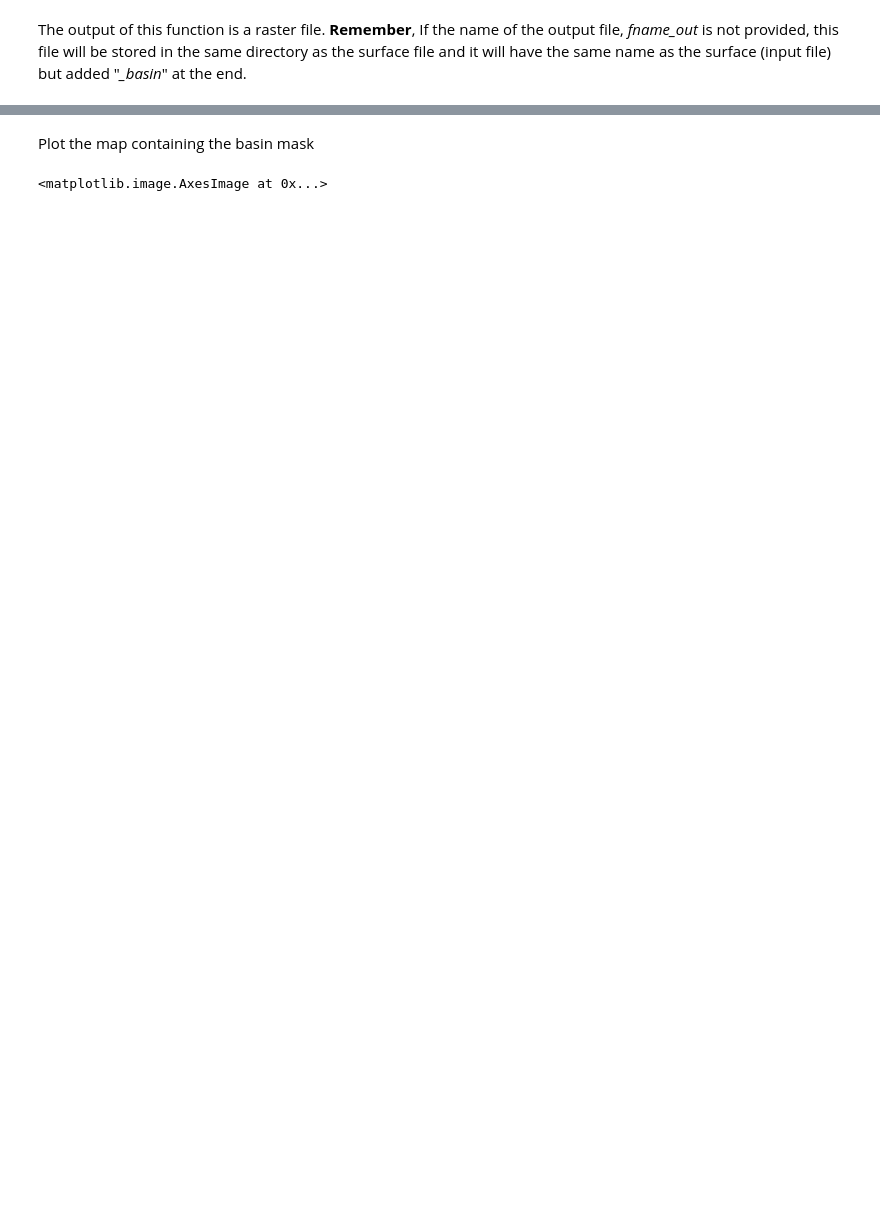
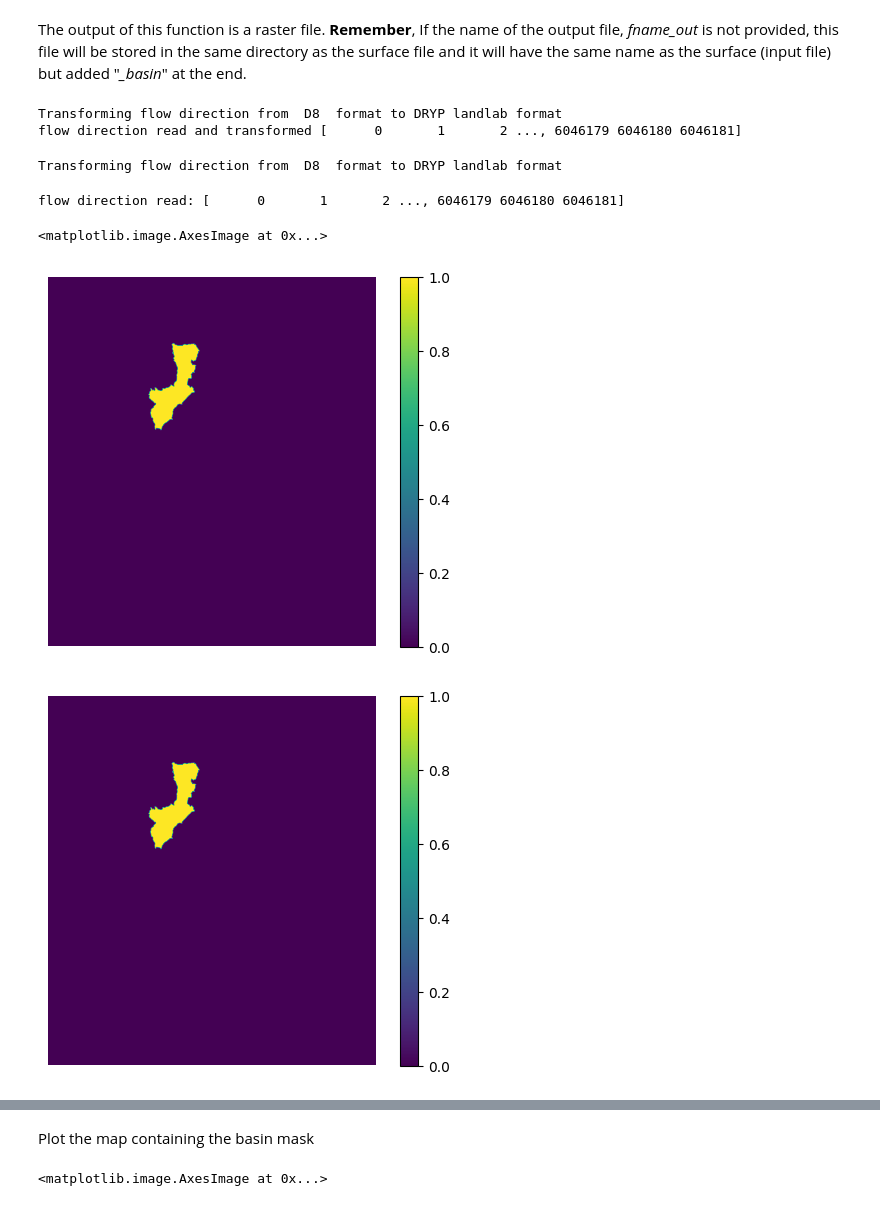
Before and after one commit to AndresQuichimbo/CUWALID-tutorials, a Jupyter notebook: Training/DRYP/catchment/02_DRYP_pre_processing.ipynb, the cells around one changed output, grey strips where cells are left out. Cells and saved outputs as stored; diff of their text form; code cells hidden in the pictures; blank space fills up the shorter version.

```diff
--- a/Training/DRYP/catchment/02_DRYP_pre_processing.ipynb
+++ b/Training/DRYP/catchment/02_DRYP_pre_processing.ipynb
@@ -158,3 +165,28 @@ The output of this function is a raster file. **Remember**, If the name of the o
 # %%
 # path of the raster file containing the basin mask within the regional domain
 path_rgn_mask = os.path.join(regional_path, "input/HAD_DEM_utm_mm_basin.asc")
+# %%
+path_fld_d8 = '/home/c1755103/training/historical/regional/model/input/HAD_flowdir_D8.asc'
+# run the basin delineation function
+ppbasin.get_watershed_mask(path_rgn_surface, path_bsn_outlet, fname_flowDir=path_fld_d8, fname_out=path_rgn_mask, flowdir_format='D8')
+# %% [output]
+Transforming flow direction from  D8  format to DRYP landlab format
+flow direction read and transformed [      0       1       2 ..., 6046179 6046180 6046181]
+# %%
+path_fld_dryp = os.path.join(regional_path, "input/HAD_flowdir_dryp_test.asc")
+rrtools.create_raster_flowdirection_dryp(path_fld_d8, path_fld_dryp, translate=True)
+# %% [output]
+Transforming flow direction from  D8  format to DRYP landlab format
+# %%
+path_mask_test = os.path.join(regional_path, "input/HAD_DEM_utm_mm_basin_dryp_test.asc")
+# run the basin delineation function
+ppbasin.get_watershed_mask(path_rgn_surface, path_bsn_outlet, fname_flowDir=path_fld_dryp, fname_out=path_mask_test)#, flowdir_format='D8')
+# %% [output]
+flow direction read: [      0       1       2 ..., 6046179 6046180 6046181]
+# %%
+plot_raster_file(path_mask_test)
+plot_raster_file(path_rgn_mask)
+# %% [output]
+<matplotlib.image.AxesImage at 0x...>
+[figure, added]
+[figure, added]
```
Also changed, not shown: parts of 5 cells of this notebook, 14 other files.
